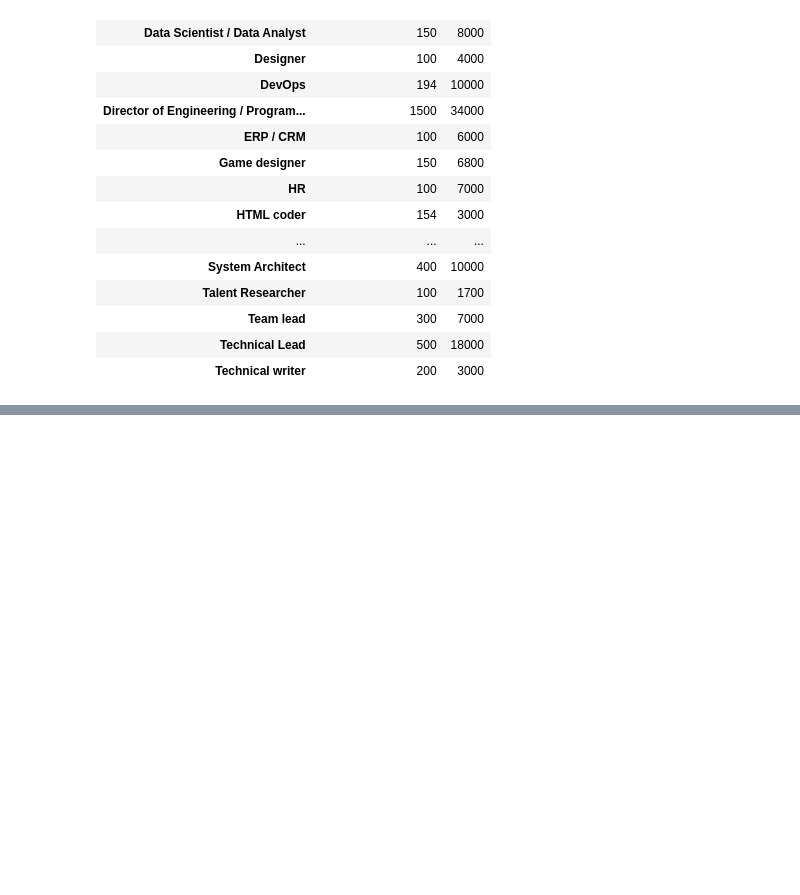
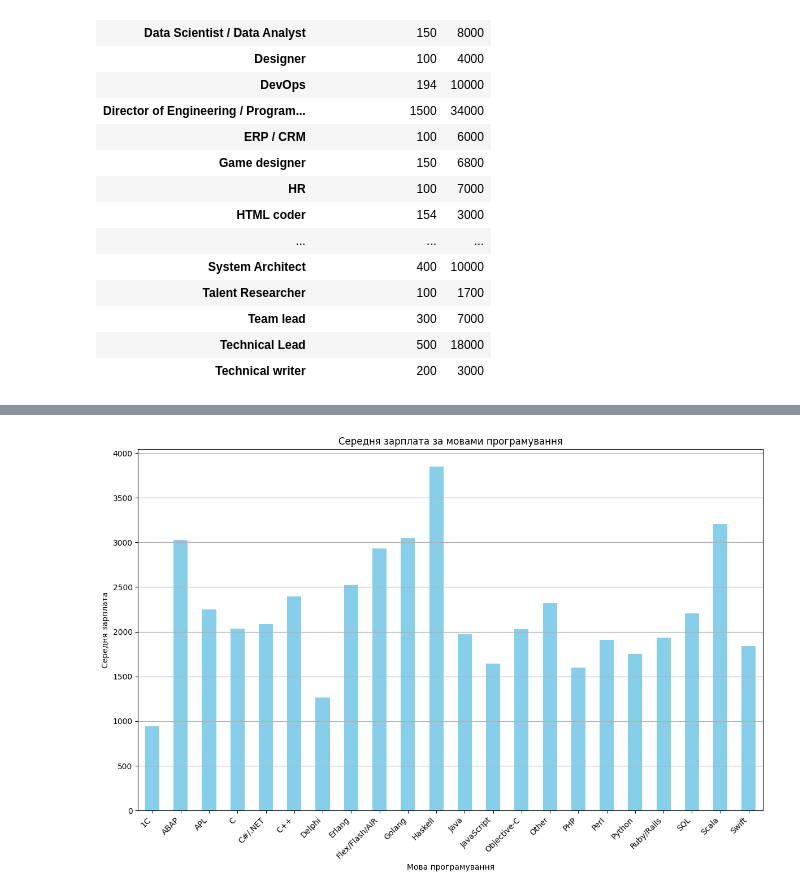
Before and after one commit to DenysLuts/GoIt-2024, a Jupyter notebook: Hw2.2.ipynb, the cells around one changed output, grey strips where cells are left out. Saved outputs shown, nothing was run; the diff lists cells and outputs as text; code cells hidden in the pictures; blank space fills up the shorter version.

```diff
--- a/Hw2.2.ipynb
+++ b/Hw2.2.ipynb
@@ -176,0 +201,14 @@ stats_avg.to_csv("average_salary_stats.csv")
+# %%
+grouped_by_language = jun.groupby("Мова програмування")
+avg_salary_by_language = grouped_by_language['Зарплата на місяць'].mean()
+plt.figure(figsize=(12, 8))
+avg_salary_by_language.plot(kind='bar', color='skyblue')
+plt.title('Середня зарплата за мовами програмування')
+plt.xlabel('Мова програмування')
+plt.ylabel('Середня зарплата')
+plt.xticks(rotation=45, ha='right')  # Повертаємо підписи по осі x для кращої видимості
+plt.grid(axis='y')  # Включаємо сітку тільки по осі y
+plt.tight_layout()  # Підганяємо розміри графіку
+plt.show()
+# %% [output]
+[figure, added]
```
Also changed, not shown: parts of 4 cells of this notebook, 2 other files.
